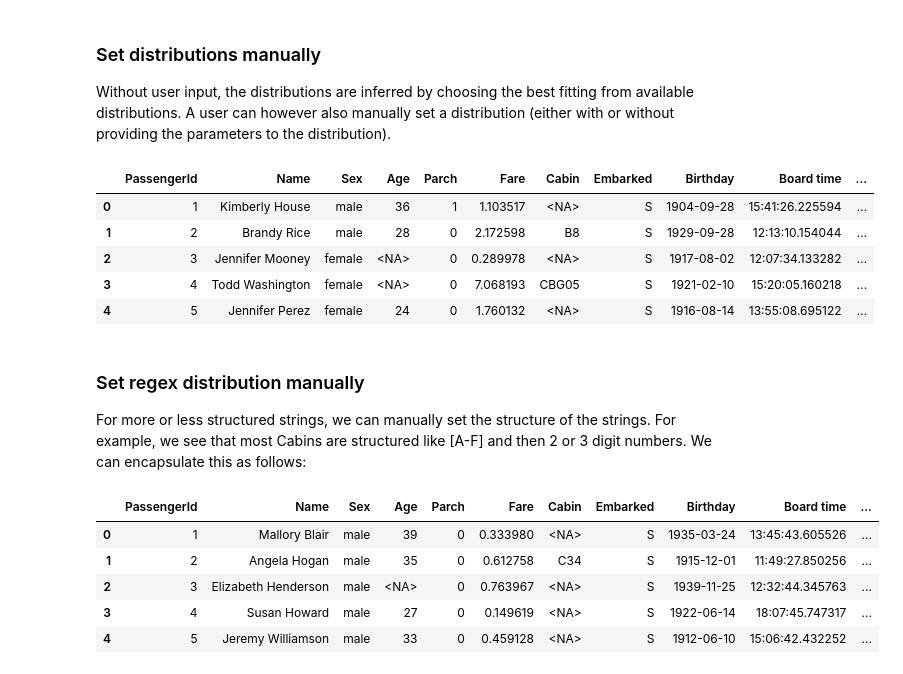
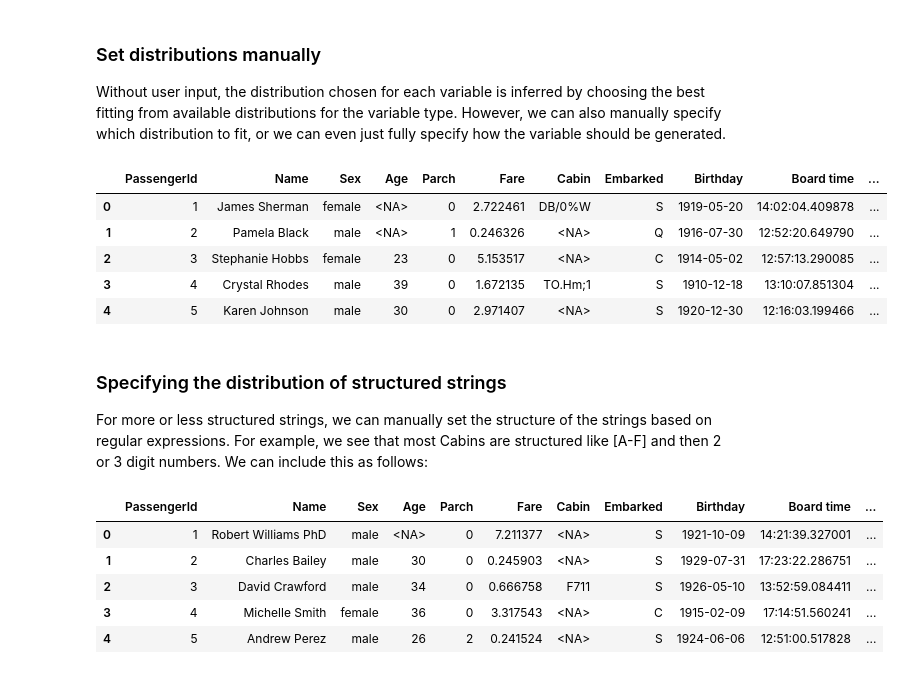
Before and after one commit to sodascience/metasyn, a Jupyter notebook: examples/advanced_tutorial.ipynb, the cells around one changed output. Saved outputs shown, nothing was run; the diff lists cells and outputs as text; code cells hidden in the pictures.

```diff
--- a/examples/advanced_tutorial.ipynb
+++ b/examples/advanced_tutorial.ipynb
@@ -38,3 +52,0 @@ Let's first see what the original DataFrame looks like:
-# %%
-pd.set_option('display.max_rows', 5)
-df
@@ -109,50 +199,53 @@ meta_dataset.synthesize(5)
 # %% [markdown]
 ### Set distributions manually
 
-Without user input, the distributions are inferred by choosing the best fitting from available distributions. A user can however also manually set a distribution (either with or without providing the parameters to the distribution).
+Without user input, the distribution chosen for each variable is inferred by choosing the best fitting from available distributions for the variable type. However, we can also manually specify which distribution to fit, or we can even just fully specify how the variable should be generated.
 # %%
-meta_dataset = MetaDataset.from_dataframe(
-    df,
-    distribution={"Name": "faker.name",  # Use fake names -> no original data is used.
-                   "Fare": "LogNormalDistribution",  # Use a log normal distribution for the Fare, fit parameters.
-                   "Age": DiscreteUniformDistribution(20, 40),  # Use uniform distribution, no fitting.
-                 },
-    unique={"PassengerId": True}  # Force the column 'PassengerId' to be unique.
-)
+from metasynth.distribution import DiscreteUniformDistribution
+
+var_spec = {
+    "PassengerId": {"unique": True},
+    "Name": {"distribution": "faker.name"},
+    "Fare": {"distribution": "LogNormalDistribution"}, # estimate / fit a log-normal distribution based on the data
+    "Age": {"distribution": DiscreteUniformDistribution(20, 40)} # fully specify a distribution for age (uniform between 20 and 40)
+}
+
+meta_dataset = MetaDataset.from_dataframe(df, spec=var_spec)
 meta_dataset.synthesize(5)
 # %% [output]
 |  | PassengerId | Name | Sex | Age | Parch | Fare | Cabin | Embarked | Birthday | Board time | ... |
-| 0 | 1 | Kimberly House | male | 36 | 1 | 1.103517 | <NA> | S | 1904-09-28 | 15:41:26.225594 | ... |
-| 1 | 2 | Brandy Rice | male | 28 | 0 | 2.172598 | B8 | S | 1929-09-28 | 12:13:10.154044 | ... |
-| 2 | 3 | Jennifer Mooney | female | <NA> | 0 | 0.289978 | <NA> | S | 1917-08-02 | 12:07:34.133282 | ... |
-| 3 | 4 | Todd Washington | female | <NA> | 0 | 7.068193 | CBG05 | S | 1921-02-10 | 15:20:05.160218 | ... |
-| 4 | 5 | Jennifer Perez | female | 24 | 0 | 1.760132 | <NA> | S | 1916-08-14 | 13:55:08.695122 | ... |
+| 0 | 1 | James Sherman | female | <NA> | 0 | 2.722461 | DB/0%W | S | 1919-05-20 | 14:02:04.409878 | ... |
+| 1 | 2 | Pamela Black | male | <NA> | 1 | 0.246326 | <NA> | Q | 1916-07-30 | 12:52:20.649790 | ... |
+| 2 | 3 | Stephanie Hobbs | female | 23 | 0 | 5.153517 | <NA> | C | 1914-05-02 | 12:57:13.290085 | ... |
+| 3 | 4 | Crystal Rhodes | male | 39 | 0 | 1.672135 | TO.Hm;1 | S | 1910-12-18 | 13:10:07.851304 | ... |
+| 4 | 5 | Karen Johnson | male | 30 | 0 | 2.971407 | <NA> | S | 1920-12-30 | 12:16:03.199466 | ... |
 # %% [markdown]
-### Set regex distribution manually
+### Specifying the distribution of structured strings
 
-For more or less structured strings, we can manually set the structure of the strings. For example, we see that most Cabins are structured like [A-F] and then 2 or 3 digit numbers. We can encapsulate this as follows:
+For more or less structured strings, we can manually set the structure of the strings based on regular expressions. For example, we see that most Cabins are structured like [A-F] and then 2 or 3 digit numbers. We can include this as follows:
 # %%
 from metasynth.distribution import RegexDistribution
 
 # To create a regex distribution, you need a list of tuples, where each tuple is an element.
 # The first part of the tuple is a string representation of the regex, while the second is the proportion of the
 # time the regex element is used.
-regex = RegexDistribution([(r"[ABCDEF]", 1), (r"\d{2,3}", 0.9)])  # Add the r so that it becomes a literal string.
+cabin_distribution = RegexDistribution([(r"[ABCDEF]", 1), (r"\d{2,3}", 0.9)])  # Add the r so that it becomes a literal string.
+# just for completeness: data generated from this distribution will always match the regex [ABCDEF]?(\d{2,3})?
 
-meta_dataset = MetaDataset.from_dataframe(
-    df,
-    distribution={"Name": "faker.name",  # Use fake names -> no original data is used.
-                   "Fare": "LogNormalDistribution",  # Use a log normal distribution for the Fare, fit parameters.
-                   "Age": DiscreteUniformDistribution(20, 40),  # Use uniform distribution, no fitting.
-                   "Cabin": regex,  # Manually set regex distribution.
-                 },
-    unique={"PassengerId": True}  # Force the column 'PassengerId' to be unique.
-)
+var_spec = {
+    "PassengerId": {"unique": True},
+    "Name": {"distribution": "faker.name"},
+    "Fare": {"distribution": "LogNormalDistribution"}, # estimate / fit a log-normal distribution based on the data
+    "Age": {"distribution": DiscreteUniformDistribution(20, 40)}, # fully specify a distribution for age (uniform between 20 and 40)
+    "Cabin": {"distribution": cabin_distribution}
+}
+
+meta_dataset = MetaDataset.from_dataframe(df, spec=var_spec)
 meta_dataset.synthesize(5)
 # %% [output]
 |  | PassengerId | Name | Sex | Age | Parch | Fare | Cabin | Embarked | Birthday | Board time | ... |
-| 0 | 1 | Mallory Blair | male | 39 | 0 | 0.333980 | <NA> | S | 1935-03-24 | 13:45:43.605526 | ... |
-| 1 | 2 | Angela Hogan | male | 35 | 0 | 0.612758 | C34 | S | 1915-12-01 | 11:49:27.850256 | ... |
-| 2 | 3 | Elizabeth Henderson | male | <NA> | 0 | 0.763967 | <NA> | S | 1939-11-25 | 12:32:44.345763 | ... |
-| 3 | 4 | Susan Howard | male | 27 | 0 | 0.149619 | <NA> | S | 1922-06-14 | 18:07:45.747317 | ... |
-| 4 | 5 | Jeremy Williamson | male | 33 | 0 | 0.459128 | <NA> | S | 1912-06-10 | 15:06:42.432252 | ... |
+| 0 | 1 | Robert Williams PhD | male | <NA> | 0 | 7.211377 | <NA> | S | 1921-10-09 | 14:21:39.327001 | ... |
+| 1 | 2 | Charles Bailey | male | 30 | 0 | 0.245903 | <NA> | S | 1929-07-31 | 17:23:22.286751 | ... |
+| 2 | 3 | David Crawford | male | 34 | 0 | 0.666758 | F711 | S | 1926-05-10 | 13:52:59.084411 | ... |
+| 3 | 4 | Michelle Smith | female | 36 | 0 | 3.317543 | <NA> | C | 1915-02-09 | 17:14:51.560241 | ... |
+| 4 | 5 | Andrew Perez | male | 26 | 2 | 0.241524 | <NA> | S | 1924-06-06 | 12:51:00.517828 | ... |
```
Also changed, not shown: parts of 35 cells of this notebook, 4 other files.
